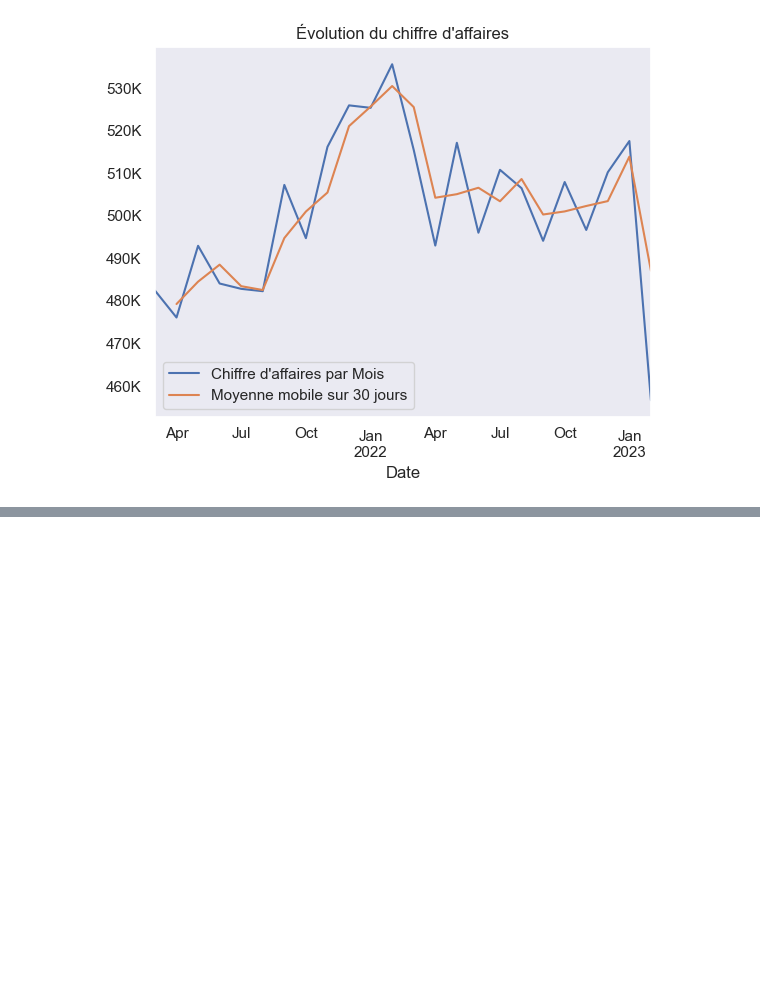
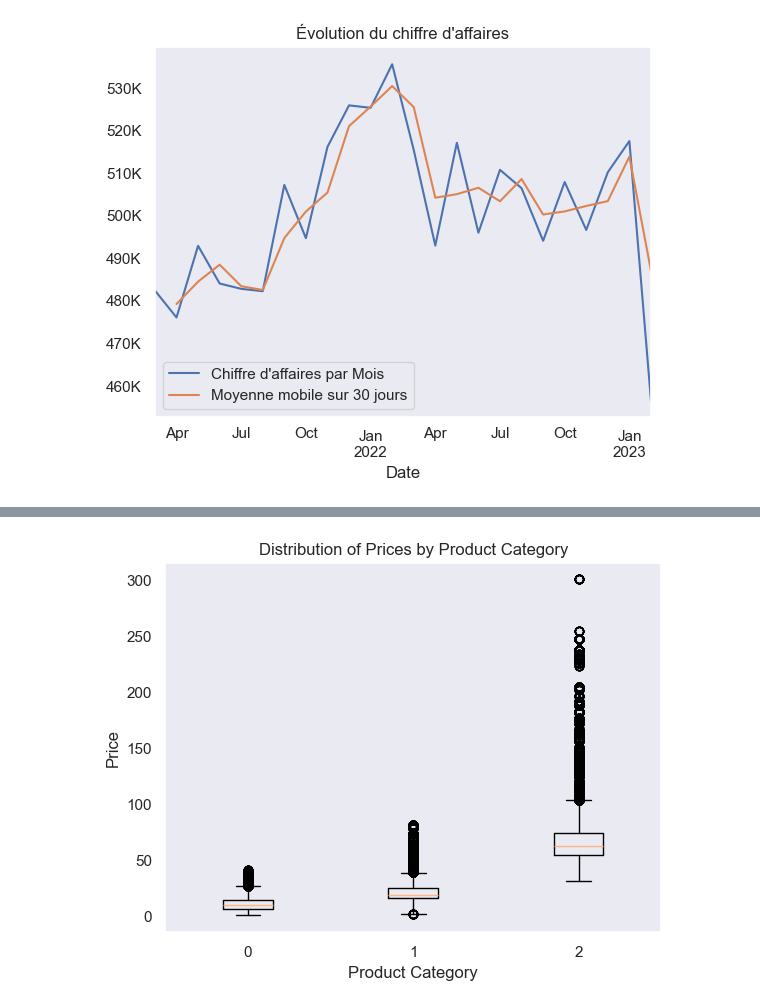
Before and after one commit to IshemZ/Projet_6-Lapage, a Jupyter notebook: Programme/0.main.ipynb, the cells around one changed output, grey strips where cells are left out. Cells and saved outputs as stored; diff of their text form; code cells hidden in the pictures; blank space fills up the shorter version.

```diff
--- a/Programme/0.main.ipynb
+++ b/Programme/0.main.ipynb
@@ -177,22 +132,0 @@ Name: price, dtype: float64
-# %%
-# Exemple de données : 'revenus' dans un DataFrame
-data = {'revenus': np.random.lognormal(mean=10, sigma=3, size=1000)}
-df = pd.DataFrame(data)
-
-# 1. Trier les données par revenus
-df_sorted = df.sort_values(by='revenus')
-
-# 2. Calculer les parts cumulées
-df_sorted['cum_population'] = np.arange(1, len(df_sorted) + 1) / len(df_sorted)
-df_sorted['cum_revenus'] = df_sorted['revenus'].cumsum() / df_sorted['revenus'].sum()
-
-# 3. Tracer la courbe de Lorenz
-plt.figure(figsize=(8, 8))
-plt.plot(df_sorted['cum_population'], df_sorted['cum_revenus'], label='Courbe de Lorenz', color='blue')
-plt.plot([0, 1], [0, 1], label="Ligne d'égalité parfaite", color='red', linestyle='--')
-plt.title('Courbe de Lorenz des revenus')
-plt.xlabel('Part cumulée de la population')
-plt.ylabel('Part cumulée des revenus')
-plt.legend()
-plt.grid(True)
-plt.show()
@@ -204,0 +150,16 @@ df_all['price'].mean()
+# %%
+
+grouped_data = df.groupby('categ')['price'].apply(list)
+
+# Create the boxplot
+plt.boxplot(grouped_data, tick_labels=grouped_data.index)
+
+# Set the title and labels
+plt.title('Distribution of Prices by Product Category')
+plt.xlabel('Product Category')
+plt.ylabel('Price')
+
+# Show the plot
+plt.show()
+# %% [output]
+[figure, added]
```
Also changed, not shown: parts of 12 cells of this notebook, 5 other files.
